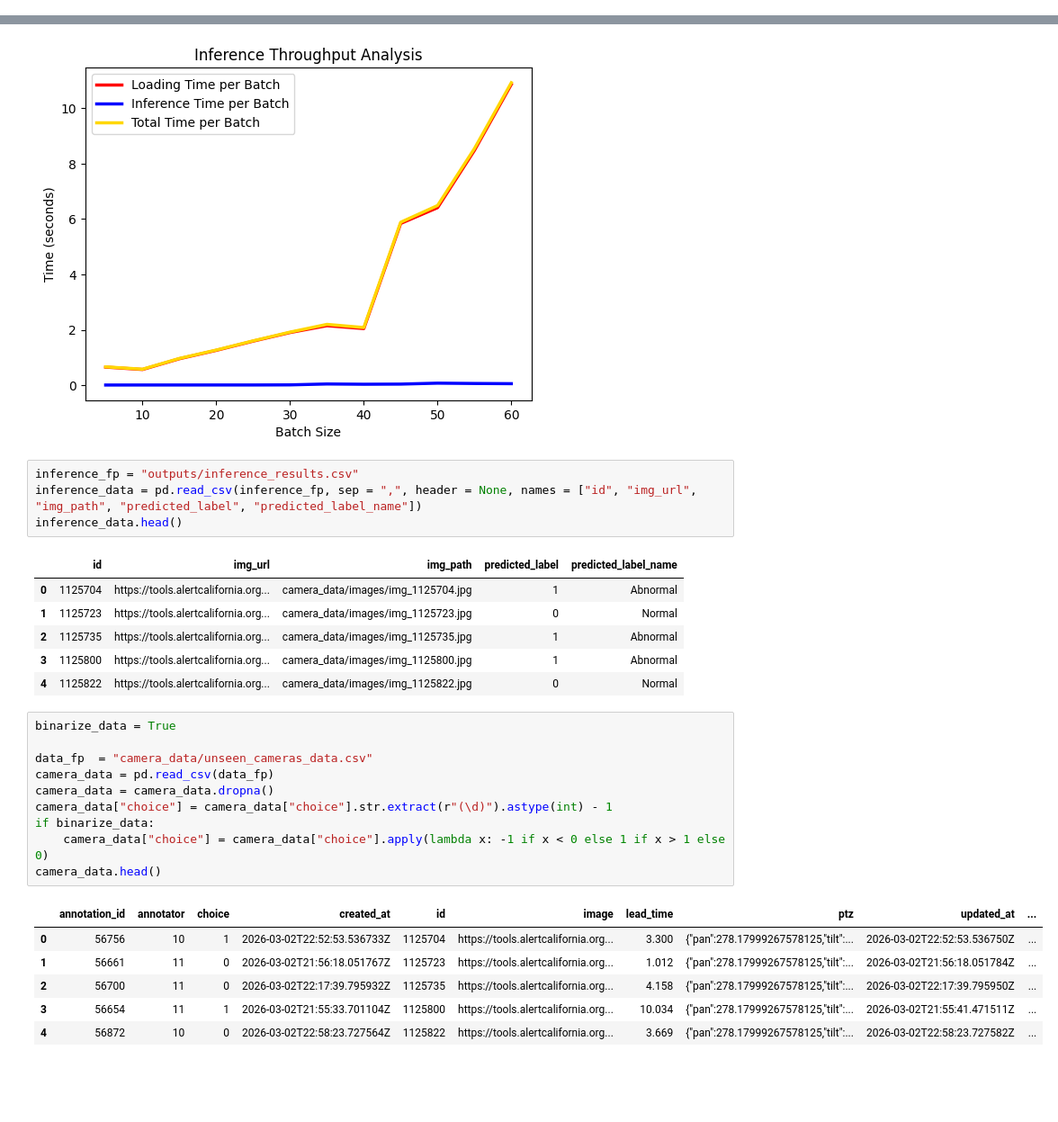
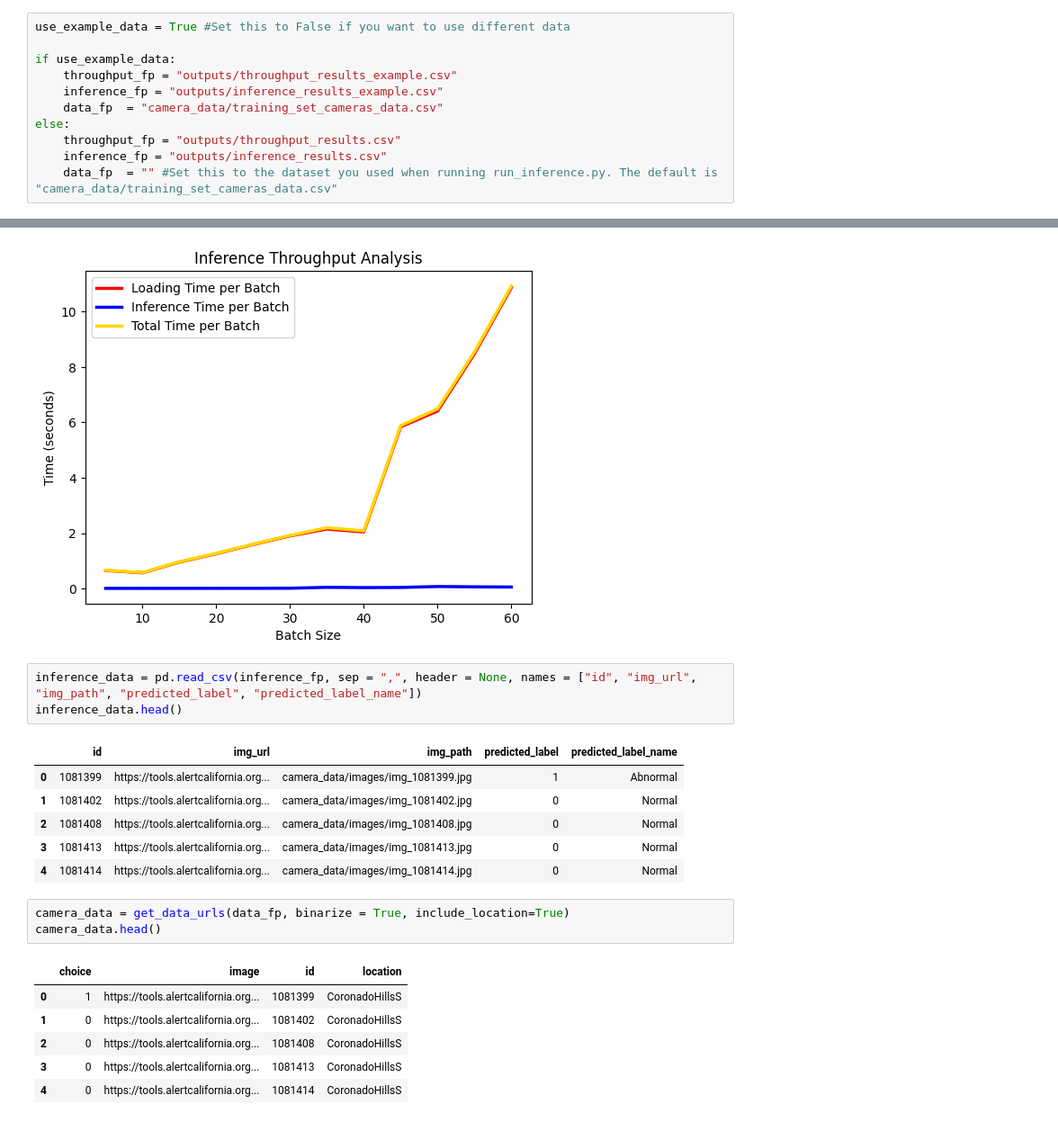
Before and after one commit to ModernNeesh/alertcalifornia-anomaly-detection, a Jupyter notebook: inference_analysis.ipynb, the cells around one changed output, grey strips where cells are left out. Shown at 90% size. Saved outputs shown, nothing was run; the diff lists cells and outputs as text; blank space fills up the shorter version.

```diff
--- a/inference_analysis.ipynb
+++ b/inference_analysis.ipynb
@@ -4 +23,12 @@ import matplotlib.pyplot as plt
+# %%
+use_example_data = True #Set this to False if you want to use different data
+
+if use_example_data:
+    throughput_fp = "outputs/throughput_results_example.csv"
+    inference_fp = "outputs/inference_results_example.csv"
+    data_fp  = "camera_data/training_set_cameras_data.csv"
+else:
+    throughput_fp = "outputs/throughput_results.csv"
+    inference_fp = "outputs/inference_results.csv"
+    data_fp  = "" #Set this to the dataset you used when running run_inference.py. The default is "camera_data/training_set_cameras_data.csv"
 # %%
@@ -25,31 +55,23 @@ plt.legend()
 <matplotlib.legend.Legend at 0x...>
 [figure]
 # %%
-inference_fp = "outputs/inference_results.csv"
 inference_data = pd.read_csv(inference_fp, sep = ",", header = None, names = ["id", "img_url", "img_path", "predicted_label", "predicted_label_name"])
 inference_data.head()
 # %% [output]
 |  | id | img_url | img_path | predicted_label | predicted_label_name |
-| 0 | 1125704 | https://tools.alertcalifornia.org... | camera_data/images/img_1125704.jpg | 1 | Abnormal |
-| 1 | 1125723 | https://tools.alertcalifornia.org... | camera_data/images/img_1125723.jpg | 0 | Normal |
-| 2 | 1125735 | https://tools.alertcalifornia.org... | camera_data/images/img_1125735.jpg | 1 | Abnormal |
-| 3 | 1125800 | https://tools.alertcalifornia.org... | camera_data/images/img_1125800.jpg | 1 | Abnormal |
-| 4 | 1125822 | https://tools.alertcalifornia.org... | camera_data/images/img_1125822.jpg | 0 | Normal |
+| 0 | 1081399 | https://tools.alertcalifornia.org... | camera_data/images/img_1081399.jpg | 1 | Abnormal |
+| 1 | 1081402 | https://tools.alertcalifornia.org... | camera_data/images/img_1081402.jpg | 0 | Normal |
+| 2 | 1081408 | https://tools.alertcalifornia.org... | camera_data/images/img_1081408.jpg | 0 | Normal |
+| 3 | 1081413 | https://tools.alertcalifornia.org... | camera_data/images/img_1081413.jpg | 0 | Normal |
+| 4 | 1081414 | https://tools.alertcalifornia.org... | camera_data/images/img_1081414.jpg | 0 | Normal |
 # %%
-binarize_data = True
-
-data_fp  = "camera_data/unseen_cameras_data.csv"
-camera_data = pd.read_csv(data_fp)
-camera_data = camera_data.dropna()
-camera_data["choice"] = camera_data["choice"].str.extract(r"(\d)").astype(int) - 1
-if binarize_data:
-    camera_data["choice"] = camera_data["choice"].apply(lambda x: -1 if x < 0 else 1 if x > 1 else 0)
+camera_data = get_data_urls(data_fp, binarize = True, include_location=True)
 camera_data.head()
 # %% [output]
-|  | annotation_id | annotator | choice | created_at | id | image | lead_time | ptz | updated_at | ... |
-| 0 | 56756 | 10 | 1 | 2026-03-02T22:52:53.536733Z | 1125704 | https://tools.alertcalifornia.org... | 3.300 | {"pan":278.17999267578125,"tilt":... | 2026-03-02T22:52:53.536750Z | ... |
-| 1 | 56661 | 11 | 0 | 2026-03-02T21:56:18.051767Z | 1125723 | https://tools.alertcalifornia.org... | 1.012 | {"pan":278.17999267578125,"tilt":... | 2026-03-02T21:56:18.051784Z | ... |
-| 2 | 56700 | 11 | 0 | 2026-03-02T22:17:39.795932Z | 1125735 | https://tools.alertcalifornia.org... | 4.158 | {"pan":278.17999267578125,"tilt":... | 2026-03-02T22:17:39.795950Z | ... |
-| 3 | 56654 | 11 | 1 | 2026-03-02T21:55:33.701104Z | 1125800 | https://tools.alertcalifornia.org... | 10.034 | {"pan":278.17999267578125,"tilt":... | 2026-03-02T21:55:41.471511Z | ... |
-| 4 | 56872 | 10 | 0 | 2026-03-02T22:58:23.727564Z | 1125822 | https://tools.alertcalifornia.org... | 3.669 | {"pan":278.17999267578125,"tilt":... | 2026-03-02T22:58:23.727582Z | ... |
+|  | choice | image | id | location |
+| 0 | 1 | https://tools.alertcalifornia.org... | 1081399 | CoronadoHillsS |
+| 1 | 0 | https://tools.alertcalifornia.org... | 1081402 | CoronadoHillsS |
+| 2 | 0 | https://tools.alertcalifornia.org... | 1081408 | CoronadoHillsS |
+| 3 | 0 | https://tools.alertcalifornia.org... | 1081413 | CoronadoHillsS |
+| 4 | 0 | https://tools.alertcalifornia.org... | 1081414 | CoronadoHillsS |
 # %%
```
Also changed, not shown: parts of 8 cells of this notebook, 18 other files.
